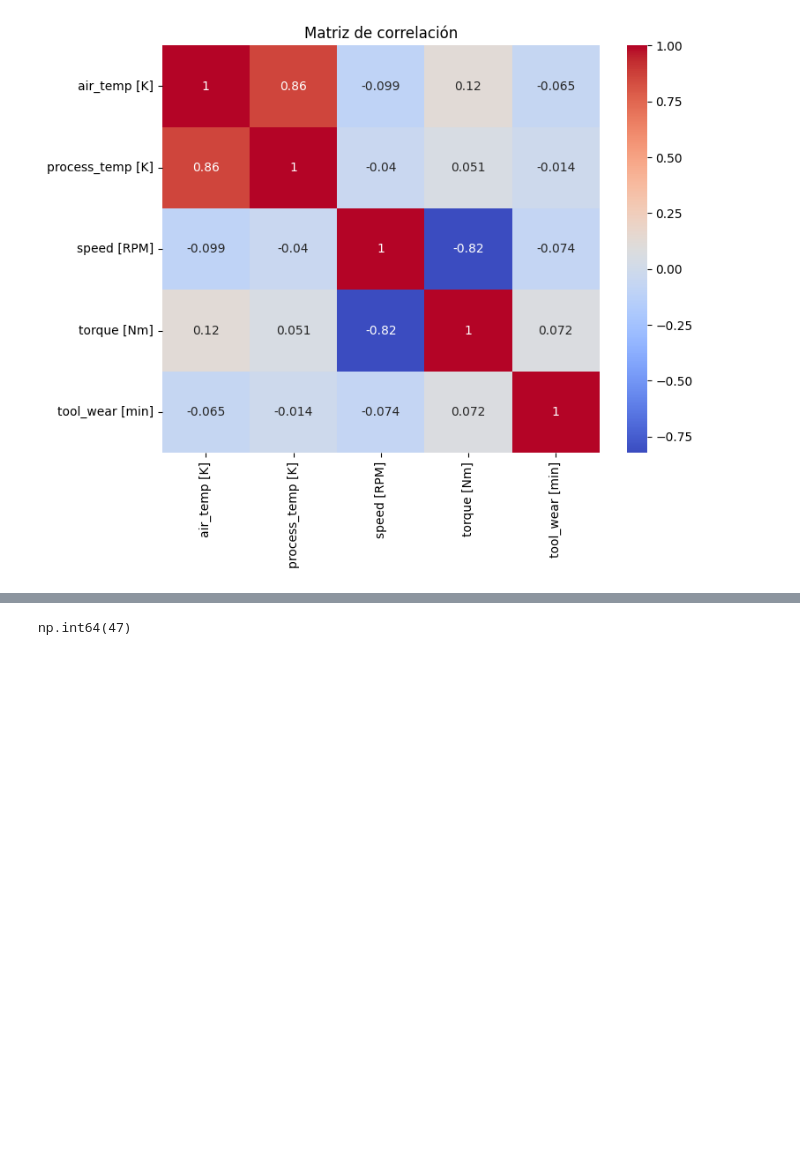
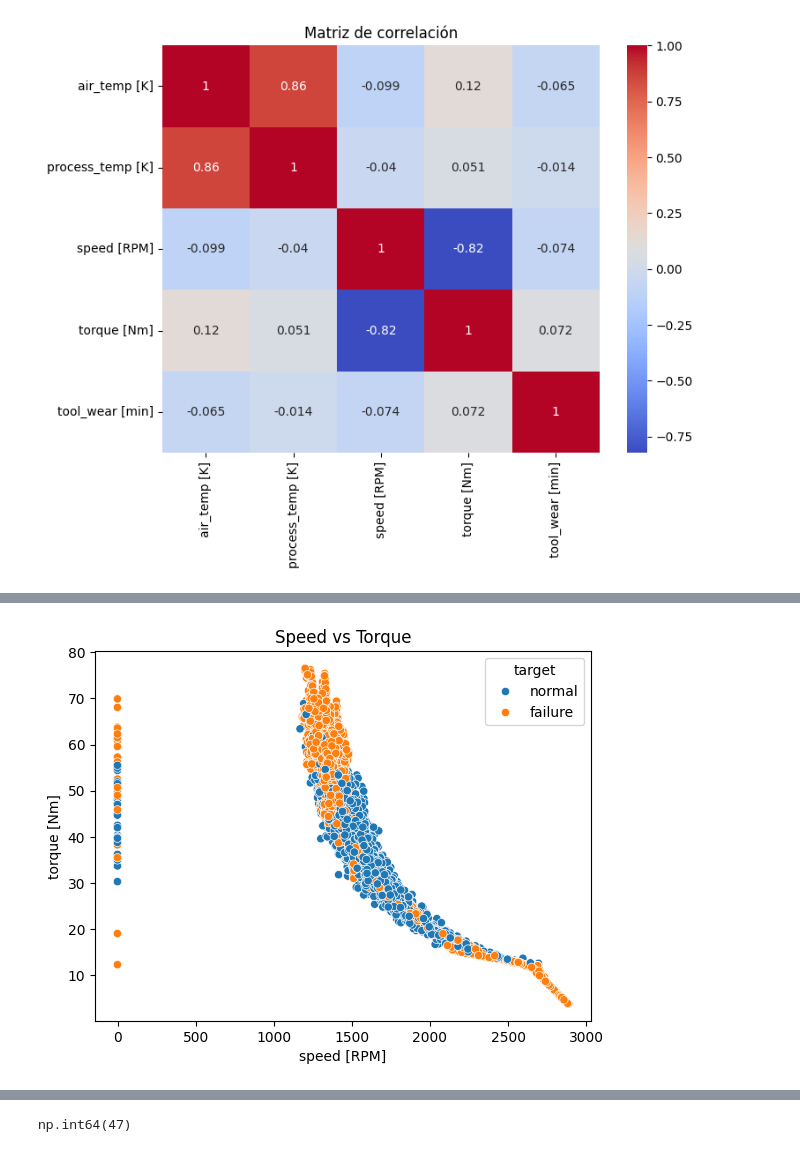
Before and after one commit to Valentinad21/CDD, a Jupyter notebook: TP1.ipynb, the cells around one changed output, grey strips where cells are left out. Cells and saved outputs as stored; diff of their text form; code cells hidden in the pictures; blank space fills up the shorter version.

```diff
--- a/TP1.ipynb
+++ b/TP1.ipynb
@@ -112,8 +113,10 @@ ValueError: Could not interpret value `torque` for `x`. An entry with this name
 # %%
 # Relación entre var
-sns.scatterplot(x='speed', y='torque', hue='target', data=df)
+sns.scatterplot(x='speed [RPM]', y='torque [Nm]', hue='target', data=df)
 plt.title("Speed vs Torque")
 plt.show()
+# %% [output]
+[figure, added]
 # %%
 # Analisis de variables
 import pandas as pd
```
Also changed, not shown: parts of 18 cells of this notebook.
